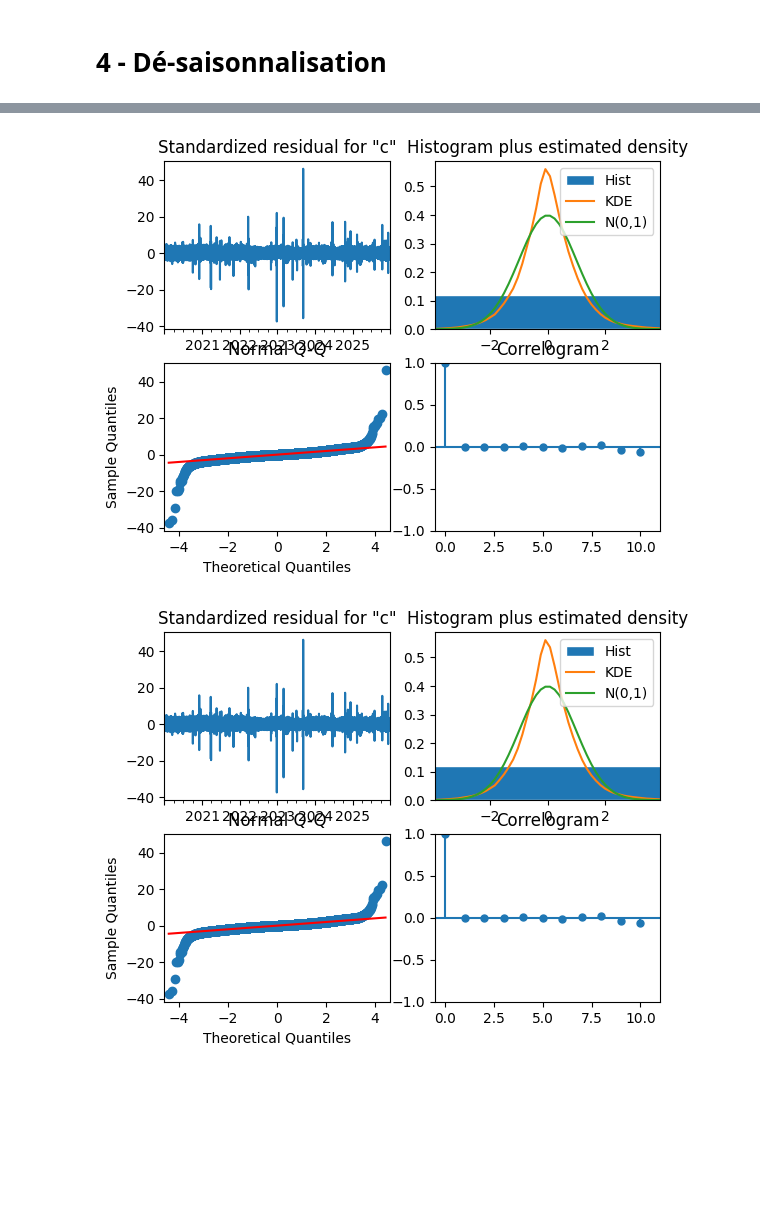
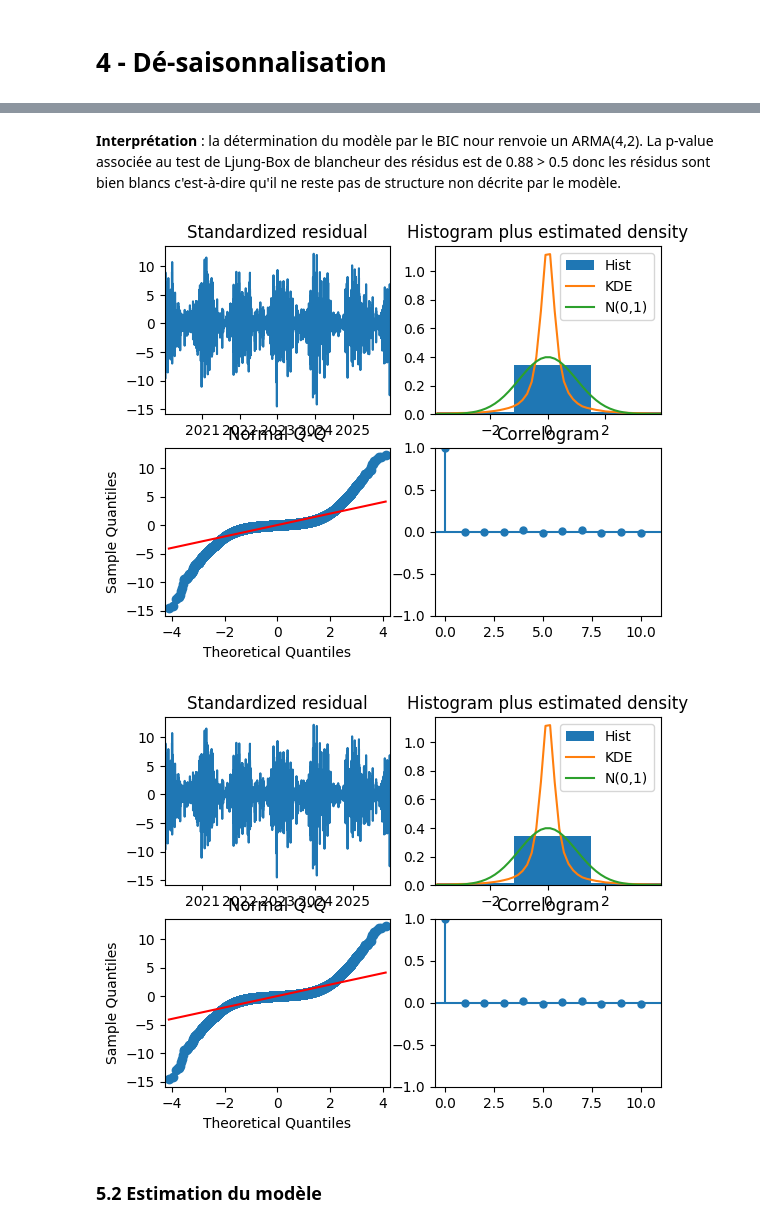
Before and after one commit to angelagrimaud/projet_pythonds, a Jupyter notebook: notebooks/pred_conso.ipynb, the cells around one changed output, grey strips where cells are left out. Cells and saved outputs as stored; diff of their text form; code cells hidden in the pictures; blank space fills up the shorter version.

Commit message:
maj + sauvegarde residuals

```diff
--- a/notebooks/pred_conso.ipynb
+++ b/notebooks/pred_conso.ipynb
@@ -154,0 +142,12 @@ plt.show()
+# %%
+#extraire la saison hebdomadaire sur les résidus (24*7=168 mesures)
+
+stl_weekly = STL(deseason_daily, period=168, robust=True)
+res_weekly = stl_weekly.fit()
+deseason_weekly = deseason_daily - res_weekly.seasonal
+# %%
+#extraire la saison mensuelle sur les résidus (24*30=720 mesures)
+
+stl_monthly = STL(deseason_weekly, period=720, robust=True)
+res_monthly = stl_monthly.fit()
+residuals = deseason_weekly - res_monthly.seasonal
@@ -154,0 +184,3 @@ plt.show()
+# %%
+residuals_stationary = residuals - res_monthly.trend
+residuals_stationary.plot(figsize=(12,4));
@@ -275,0 +280,12 @@ test de LB : OK
+# %%
+model = pm.auto_arima(
+    residuals_stationary,
+    start_p=0, max_p=5,  #on teste les combinaisons de p et q entre 0 et 5
+    start_q=0, max_q=5,
+    d=0,                 #la série est déjà stationnaire
+    seasonal=False,
+    stepwise=True,
+    information_criterion='bic',
+    suppress_warnings=True)
+
+print(model.summary())
@@ -276,5 +310,7 @@ test de LB : OK
+# %% [markdown]
+**Interprétation** : la détermination du modèle par le BIC nour renvoie un ARMA(4,2). La p-value associée au test de Ljung-Box de blancheur des résidus est de 0.88 > 0.5 donc les résidus sont bien blancs c'est-à-dire qu'il ne reste pas de structure non décrite par le modèle.
 # %%
-result.plot_diagnostics()
+model.plot_diagnostics()
 # %% [output]
-[figure, old version]
+[figure, new version]
-[figure, old version]
+[figure, new version]
@@ -282,0 +317,2 @@ ACF des résidus plate => bon modèle choisi
+# %% [markdown]
+### 5.2 Estimation du modèle
```
Also changed, not shown: parts of 38 cells of this notebook, 1 other file.
